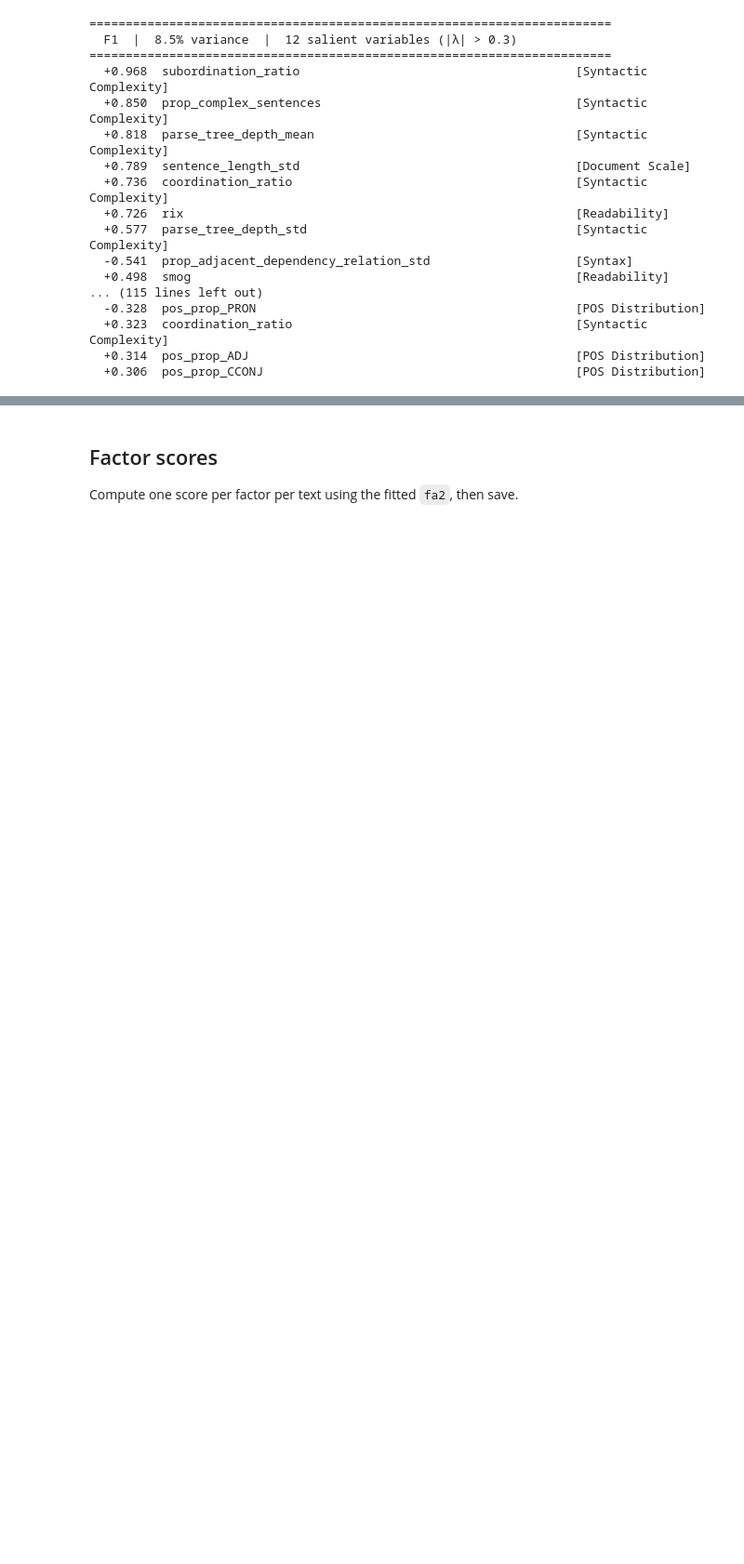
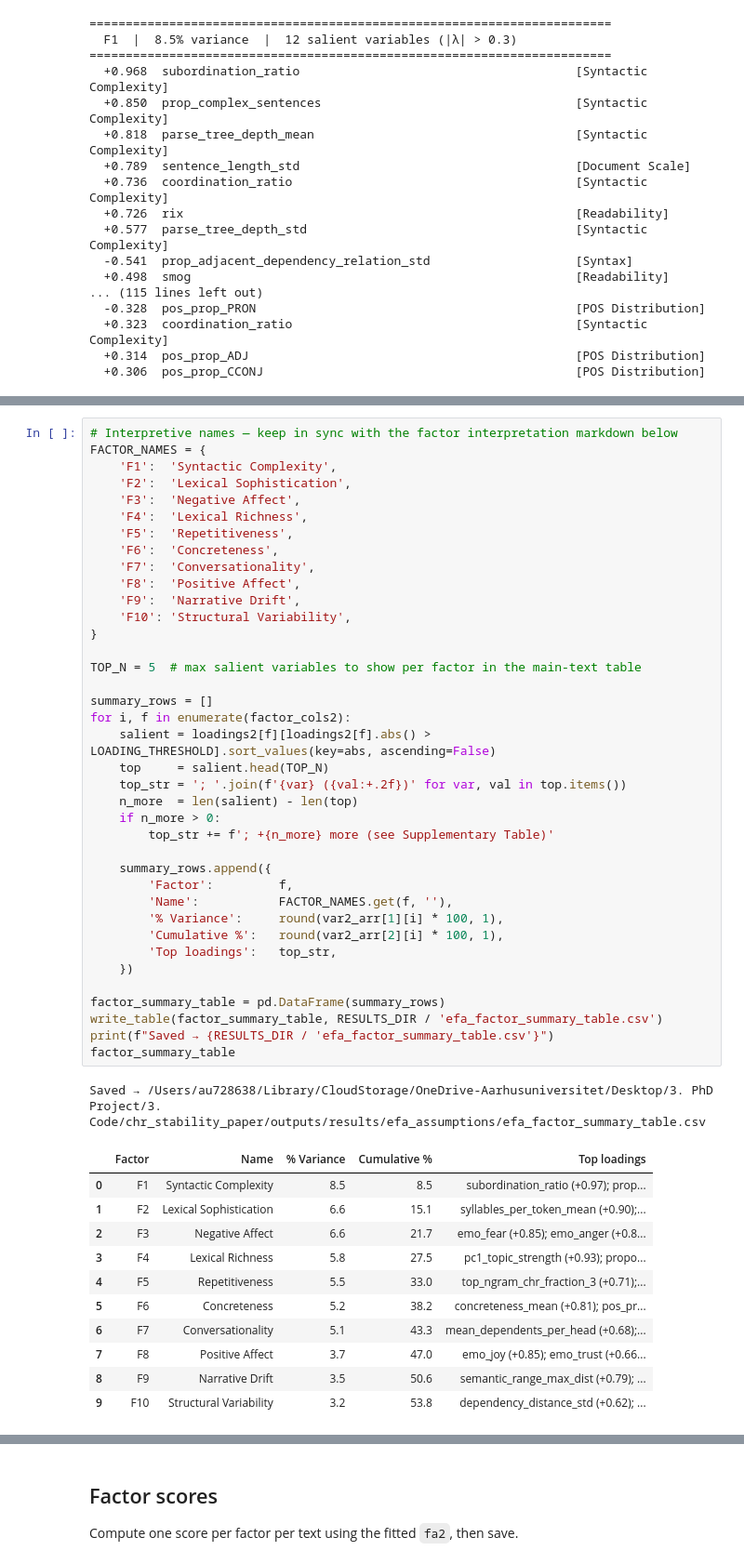
Before and after one commit to MarcBarcelos/CHR-Stability-Paper, a Jupyter notebook: fit_efa_AO3.ipynb, the cells around one changed output, grey strips where cells are left out. Shown at 93% size. Drawn from its saved outputs; the diff is of its cells as text; blank space fills up the shorter version.

```diff
--- a/fit_efa_AO3.ipynb
+++ b/fit_efa_AO3.ipynb
@@ -388,0 +395,51 @@ for i, f in enumerate(factor_cols2):
+# %%
+# Interpretive names — keep in sync with the factor interpretation markdown below
+FACTOR_NAMES = {
+    'F1':  'Syntactic Complexity',
+    'F2':  'Lexical Sophistication',
+    'F3':  'Negative Affect',
+    'F4':  'Lexical Richness',
+    'F5':  'Repetitiveness',
+    'F6':  'Concreteness',
+    'F7':  'Conversationality',
+    'F8':  'Positive Affect',
+    'F9':  'Narrative Drift',
+    'F10': 'Structural Variability',
+}
+
+TOP_N = 5  # max salient variables to show per factor in the main-text table
+
+summary_rows = []
+for i, f in enumerate(factor_cols2):
+    salient = loadings2[f][loadings2[f].abs() > LOADING_THRESHOLD].sort_values(key=abs, ascending=False)
+    top     = salient.head(TOP_N)
+    top_str = '; '.join(f'{var} ({val:+.2f})' for var, val in top.items())
+    n_more  = len(salient) - len(top)
+    if n_more > 0:
+        top_str += f'; +{n_more} more (see Supplementary Table)'
+
+    summary_rows.append({
+        'Factor':         f,
+        'Name':           FACTOR_NAMES.get(f, ''),
+        '% Variance':     round(var2_arr[1][i] * 100, 1),
+        'Cumulative %':   round(var2_arr[2][i] * 100, 1),
+        'Top loadings':   top_str,
+    })
+
+factor_summary_table = pd.DataFrame(summary_rows)
+write_table(factor_summary_table, RESULTS_DIR / 'efa_factor_summary_table.csv')
+print(f"Saved → {RESULTS_DIR / 'efa_factor_summary_table.csv'}")
+factor_summary_table
+# %% [output]
+Saved → /Users/au728638/Library/CloudStorage/OneDrive-Aarhusuniversitet/Desktop/3. PhD Project/3. Code/chr_stability_paper/outputs/results/efa_assumptions/efa_factor_summary_table.csv
+|  | Factor | Name | % Variance | Cumulative % | Top loadings |
+| 0 | F1 | Syntactic Complexity | 8.5 | 8.5 | subordination_ratio (+0.97); prop... |
+| 1 | F2 | Lexical Sophistication | 6.6 | 15.1 | syllables_per_token_mean (+0.90);... |
+| 2 | F3 | Negative Affect | 6.6 | 21.7 | emo_fear (+0.85); emo_anger (+0.8... |
+| 3 | F4 | Lexical Richness | 5.8 | 27.5 | pc1_topic_strength (+0.93); propo... |
+| 4 | F5 | Repetitiveness | 5.5 | 33.0 | top_ngram_chr_fraction_3 (+0.71);... |
+| 5 | F6 | Concreteness | 5.2 | 38.2 | concreteness_mean (+0.81); pos_pr... |
+| 6 | F7 | Conversationality | 5.1 | 43.3 | mean_dependents_per_head (+0.68);... |
+| 7 | F8 | Positive Affect | 3.7 | 47.0 | emo_joy (+0.85); emo_trust (+0.66... |
+| 8 | F9 | Narrative Drift | 3.5 | 50.6 | semantic_range_max_dist (+0.79); ... |
+| 9 | F10 | Structural Variability | 3.2 | 53.8 | dependency_distance_std (+0.62); ... |
```
Also changed, not shown: parts of 4 cells of this notebook, 9 other files.
